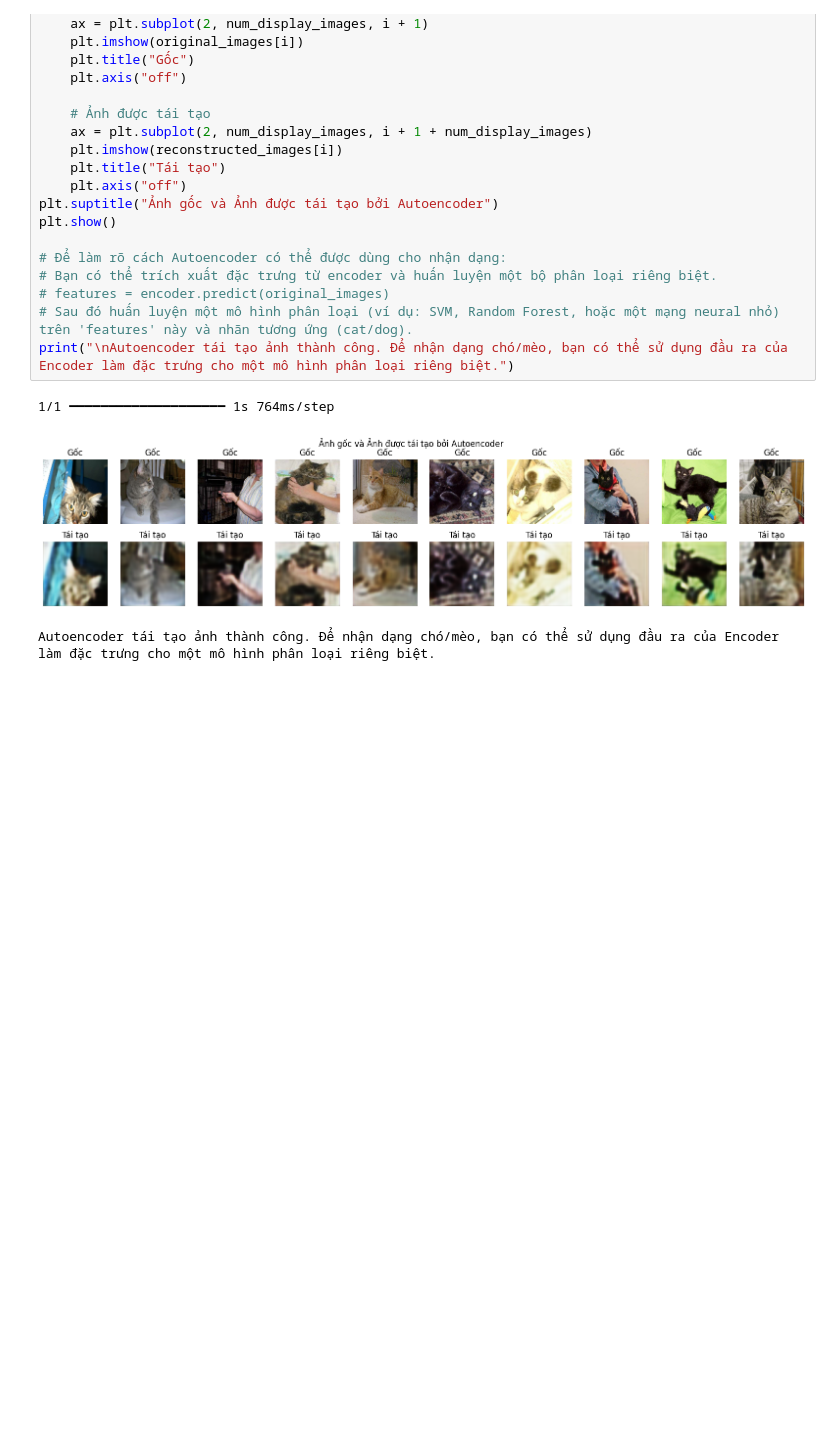
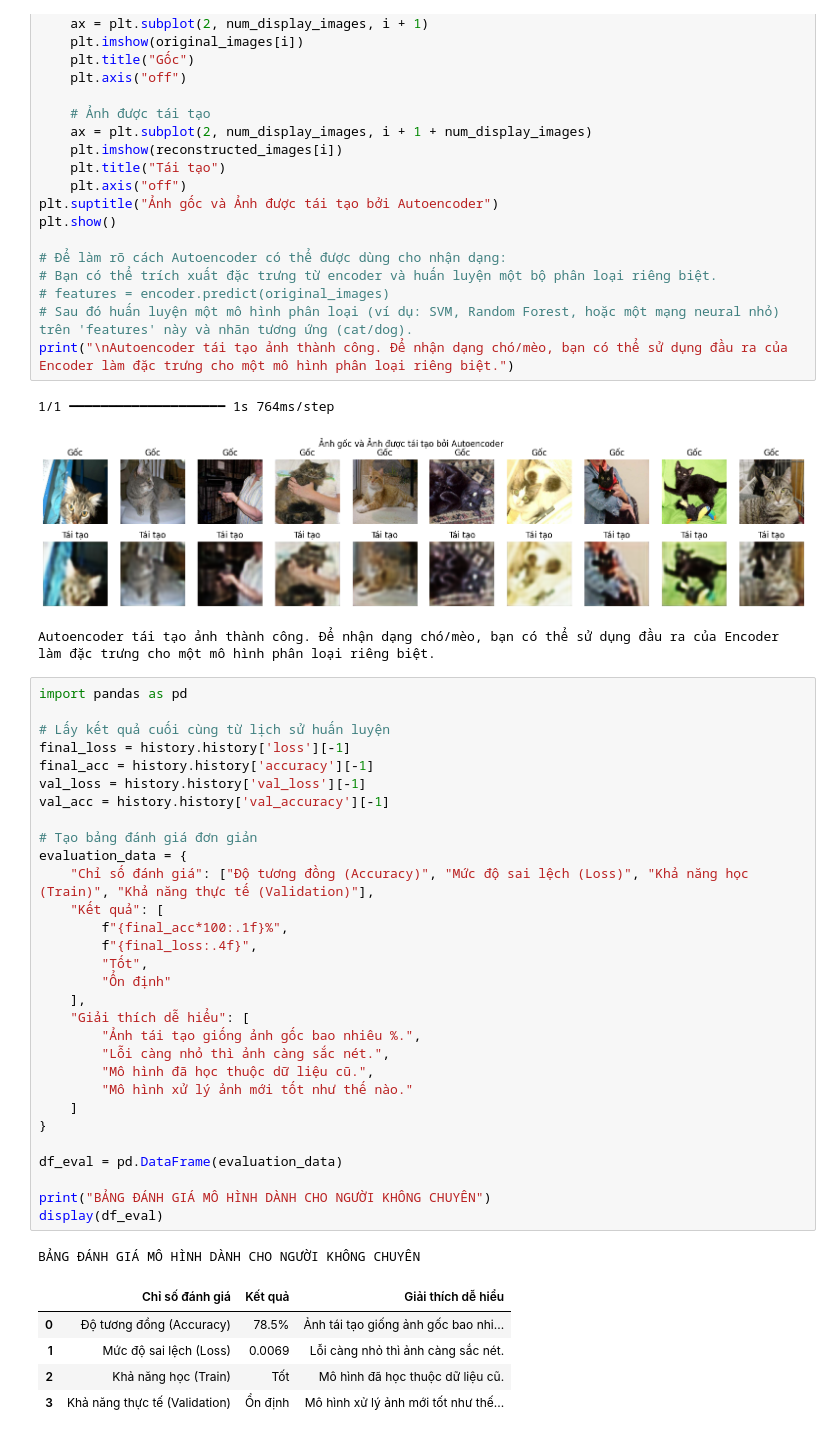
Before and after one commit to true-cpu/2001230346_HoangTuanKiet_ThucHanhDeepLearning, a Jupyter notebook: Buoi3.ipynb, the cells around one changed output. Saved outputs shown, nothing was run; the diff lists cells and outputs as text; blank space fills up the shorter version.

```diff
--- a/Buoi3.ipynb
+++ b/Buoi3.ipynb
@@ -246,3 +246,40 @@ print("\nAutoencoder tái tạo ảnh thành công. Để nhận dạng chó/mè
 1/1 ━━━━━━━━━━━━━━━━━━━━ 1s 764ms/step
 [figure]
 Autoencoder tái tạo ảnh thành công. Để nhận dạng chó/mèo, bạn có thể sử dụng đầu ra của Encoder làm đặc trưng cho một mô hình phân loại riêng biệt.
+# %%
+import pandas as pd
+
+# Lấy kết quả cuối cùng từ lịch sử huấn luyện
+final_loss = history.history['loss'][-1]
+final_acc = history.history['accuracy'][-1]
+val_loss = history.history['val_loss'][-1]
+val_acc = history.history['val_accuracy'][-1]
+
+# Tạo bảng đánh giá đơn giản
+evaluation_data = {
+    "Chỉ số đánh giá": ["Độ tương đồng (Accuracy)", "Mức độ sai lệch (Loss)", "Khả năng học (Train)", "Khả năng thực tế (Validation)"],
+    "Kết quả": [
+        f"{final_acc*100:.1f}%",
+        f"{final_loss:.4f}",
+        "Tốt",
+        "Ổn định"
+    ],
+    "Giải thích dễ hiểu": [
+        "Ảnh tái tạo giống ảnh gốc bao nhiêu %.",
+        "Lỗi càng nhỏ thì ảnh càng sắc nét.",
+        "Mô hình đã học thuộc dữ liệu cũ.",
+        "Mô hình xử lý ảnh mới tốt như thế nào."
+    ]
+}
+
+df_eval = pd.DataFrame(evaluation_data)
+
+print("BẢNG ĐÁNH GIÁ MÔ HÌNH DÀNH CHO NGƯỜI KHÔNG CHUYÊN")
+display(df_eval)
+# %% [output]
+BẢNG ĐÁNH GIÁ MÔ HÌNH DÀNH CHO NGƯỜI KHÔNG CHUYÊN
+|  | Chỉ số đánh giá | Kết quả | Giải thích dễ hiểu |
+| 0 | Độ tương đồng (Accuracy) | 78.5% | Ảnh tái tạo giống ảnh gốc bao nhi... |
+| 1 | Mức độ sai lệch (Loss) | 0.0069 | Lỗi càng nhỏ thì ảnh càng sắc nét. |
+| 2 | Khả năng học (Train) | Tốt | Mô hình đã học thuộc dữ liệu cũ. |
+| 3 | Khả năng thực tế (Validation) | Ổn định | Mô hình xử lý ảnh mới tốt như thế... |
```
